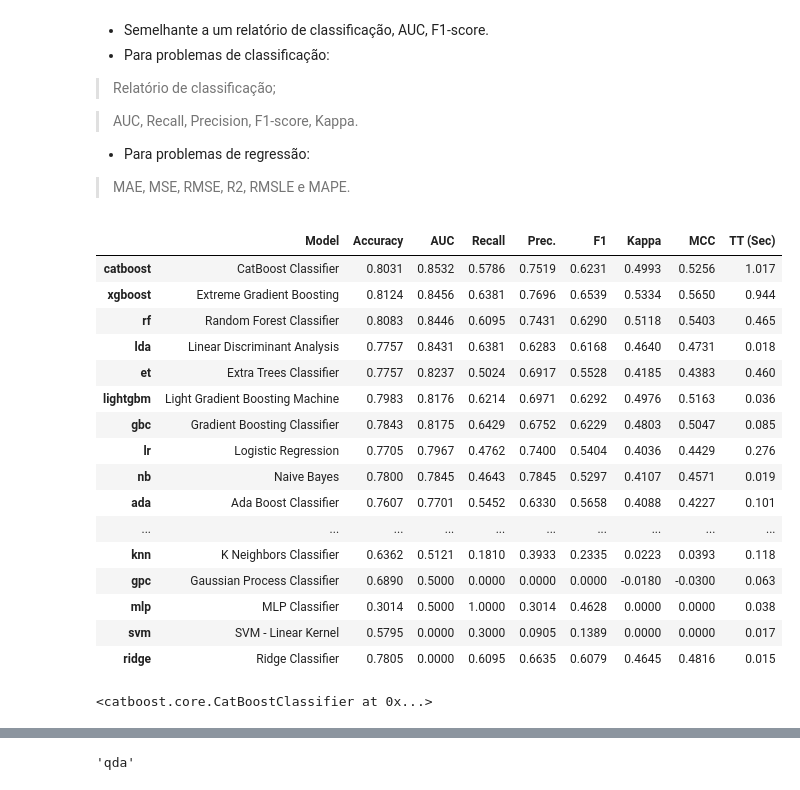
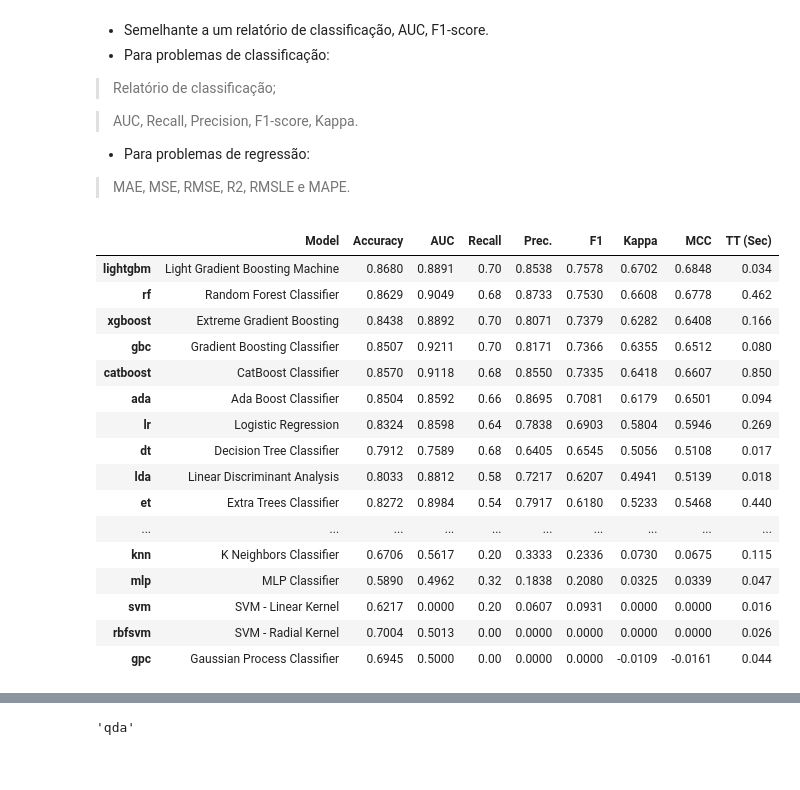
Before and after one commit to geocarvalho/tutoriais, a Jupyter notebook: ml/pycaret_first_impression.ipynb, the cells around one changed output, grey strips where cells are left out. Cells and saved outputs as stored; diff of their text form; code cells hidden in the pictures.

```diff
--- a/ml/pycaret_first_impression.ipynb
+++ b/ml/pycaret_first_impression.ipynb
@@ -151,26 +159,25 @@ clf = pc.setup(data=data_df, target="DEATH_EVENT")
 > MAE, MSE, RMSE, R2, RMSLE e MAPE.
 # %%
 # Comparando os modelos
-pc.compare_models(sort="AUC", turbo=False)
+model = pc.compare_models(sort="F1", turbo=False)
 # %% [output]
 |  | Model | Accuracy | AUC | Recall | Prec. | F1 | Kappa | MCC | TT (Sec) |
-| catboost | CatBoost Classifier | 0.8031 | 0.8532 | 0.5786 | 0.7519 | 0.6231 | 0.4993 | 0.5256 | 1.017 |
-| xgboost | Extreme Gradient Boosting | 0.8124 | 0.8456 | 0.6381 | 0.7696 | 0.6539 | 0.5334 | 0.5650 | 0.944 |
-| rf | Random Forest Classifier | 0.8083 | 0.8446 | 0.6095 | 0.7431 | 0.6290 | 0.5118 | 0.5403 | 0.465 |
-| lda | Linear Discriminant Analysis | 0.7757 | 0.8431 | 0.6381 | 0.6283 | 0.6168 | 0.4640 | 0.4731 | 0.018 |
-| et | Extra Trees Classifier | 0.7757 | 0.8237 | 0.5024 | 0.6917 | 0.5528 | 0.4185 | 0.4383 | 0.460 |
-| lightgbm | Light Gradient Boosting Machine | 0.7983 | 0.8176 | 0.6214 | 0.6971 | 0.6292 | 0.4976 | 0.5163 | 0.036 |
-| gbc | Gradient Boosting Classifier | 0.7843 | 0.8175 | 0.6429 | 0.6752 | 0.6229 | 0.4803 | 0.5047 | 0.085 |
-| lr | Logistic Regression | 0.7705 | 0.7967 | 0.4762 | 0.7400 | 0.5404 | 0.4036 | 0.4429 | 0.276 |
-| nb | Naive Bayes | 0.7800 | 0.7845 | 0.4643 | 0.7845 | 0.5297 | 0.4107 | 0.4571 | 0.019 |
-| ada | Ada Boost Classifier | 0.7607 | 0.7701 | 0.5452 | 0.6330 | 0.5658 | 0.4088 | 0.4227 | 0.101 |
+| lightgbm | Light Gradient Boosting Machine | 0.8680 | 0.8891 | 0.70 | 0.8538 | 0.7578 | 0.6702 | 0.6848 | 0.034 |
+| rf | Random Forest Classifier | 0.8629 | 0.9049 | 0.68 | 0.8733 | 0.7530 | 0.6608 | 0.6778 | 0.462 |
+| xgboost | Extreme Gradient Boosting | 0.8438 | 0.8892 | 0.70 | 0.8071 | 0.7379 | 0.6282 | 0.6408 | 0.166 |
+| gbc | Gradient Boosting Classifier | 0.8507 | 0.9211 | 0.70 | 0.8171 | 0.7366 | 0.6355 | 0.6512 | 0.080 |
+| catboost | CatBoost Classifier | 0.8570 | 0.9118 | 0.68 | 0.8550 | 0.7335 | 0.6418 | 0.6607 | 0.850 |
+| ada | Ada Boost Classifier | 0.8504 | 0.8592 | 0.66 | 0.8695 | 0.7081 | 0.6179 | 0.6501 | 0.094 |
+| lr | Logistic Regression | 0.8324 | 0.8598 | 0.64 | 0.7838 | 0.6903 | 0.5804 | 0.5946 | 0.269 |
+| dt | Decision Tree Classifier | 0.7912 | 0.7589 | 0.68 | 0.6405 | 0.6545 | 0.5056 | 0.5108 | 0.017 |
+| lda | Linear Discriminant Analysis | 0.8033 | 0.8812 | 0.58 | 0.7217 | 0.6207 | 0.4941 | 0.5139 | 0.018 |
+| et | Extra Trees Classifier | 0.8272 | 0.8984 | 0.54 | 0.7917 | 0.6180 | 0.5233 | 0.5468 | 0.440 |
 | ... | ... | ... | ... | ... | ... | ... | ... | ... | ... |
-| knn | K Neighbors Classifier | 0.6362 | 0.5121 | 0.1810 | 0.3933 | 0.2335 | 0.0223 | 0.0393 | 0.118 |
-| gpc | Gaussian Process Classifier | 0.6890 | 0.5000 | 0.0000 | 0.0000 | 0.0000 | -0.0180 | -0.0300 | 0.063 |
-| mlp | MLP Classifier | 0.3014 | 0.5000 | 1.0000 | 0.3014 | 0.4628 | 0.0000 | 0.0000 | 0.038 |
-| svm | SVM - Linear Kernel | 0.5795 | 0.0000 | 0.3000 | 0.0905 | 0.1389 | 0.0000 | 0.0000 | 0.017 |
-| ridge | Ridge Classifier | 0.7805 | 0.0000 | 0.6095 | 0.6635 | 0.6079 | 0.4645 | 0.4816 | 0.015 |
+| knn | K Neighbors Classifier | 0.6706 | 0.5617 | 0.20 | 0.3333 | 0.2336 | 0.0730 | 0.0675 | 0.115 |
+| mlp | MLP Classifier | 0.5890 | 0.4962 | 0.32 | 0.1838 | 0.2080 | 0.0325 | 0.0339 | 0.047 |
+| svm | SVM - Linear Kernel | 0.6217 | 0.0000 | 0.20 | 0.0607 | 0.0931 | 0.0000 | 0.0000 | 0.016 |
+| rbfsvm | SVM - Radial Kernel | 0.7004 | 0.5013 | 0.00 | 0.0000 | 0.0000 | 0.0000 | 0.0000 | 0.026 |
+| gpc | Gaussian Process Classifier | 0.6945 | 0.5000 | 0.00 | 0.0000 | 0.0000 | -0.0109 | -0.0161 | 0.044 |
-<catboost.core.CatBoostClassifier at 0x...>
 # %%
 # Comparar modelos mas ignorar algum específico
 pc.compare_models(exclude=["svm"])
```
Also changed, not shown: parts of 44 cells of this notebook.
